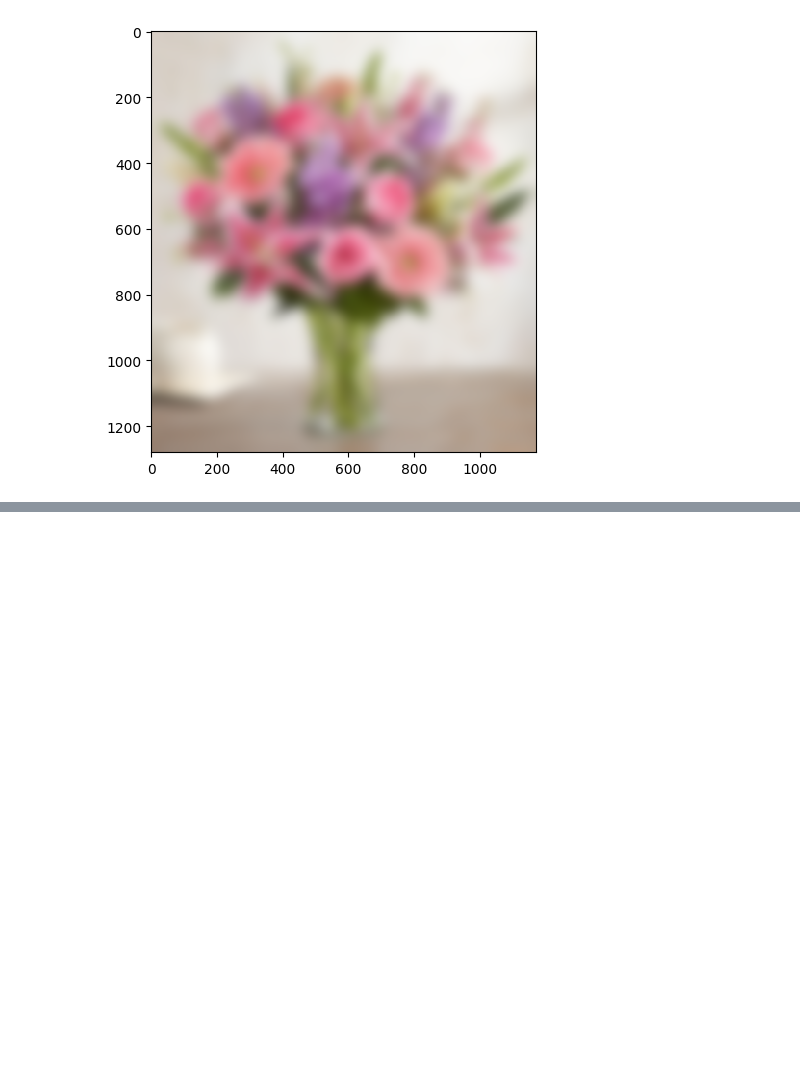
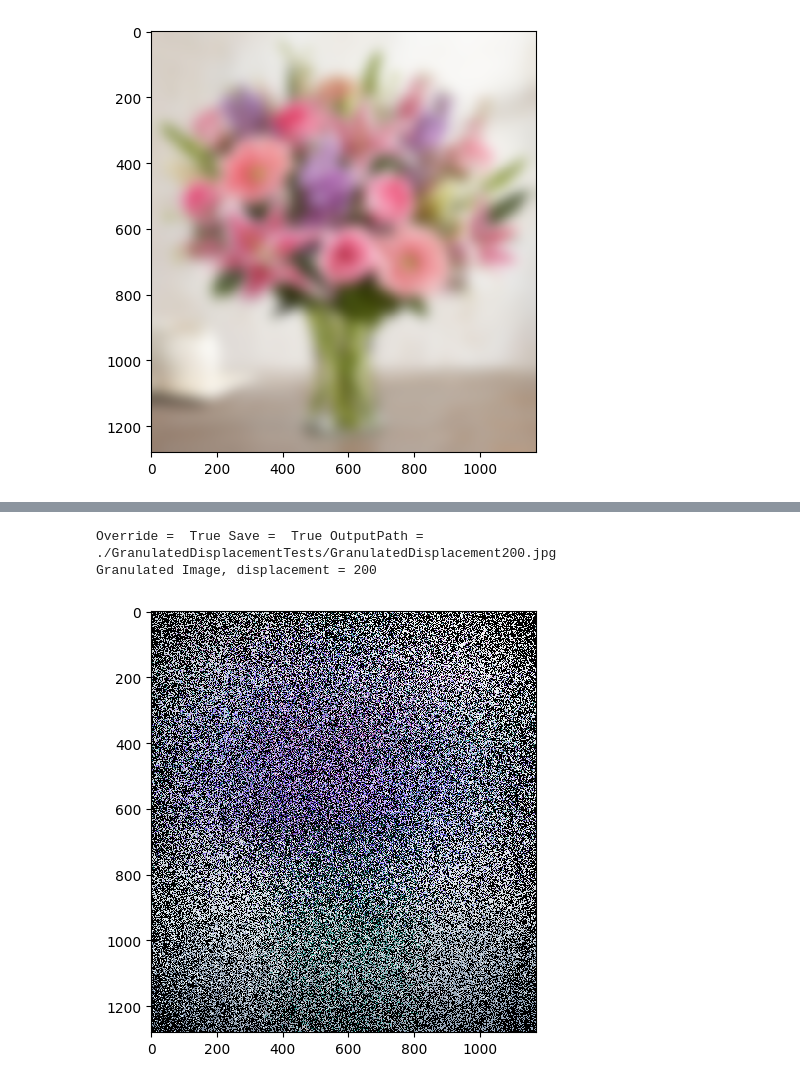
Before and after one commit to AnnieBonav/ImageProcessing, a Jupyter notebook: MyFilters.ipynb, the cells around one changed output, grey strips where cells are left out. Saved outputs shown, nothing was run; the diff lists cells and outputs as text; code cells hidden in the pictures; blank space fills up the shorter version.

```diff
--- a/MyFilters.ipynb
+++ b/MyFilters.ipynb
@@ -90,0 +115,7 @@ impressionistFilter(flowers1, "test1.jpg", displacement = 5)
+# %%
+displacement = 200
+granulatedDisplacementFilter(flowers1, f"GranulatedDisplacement{displacement}.jpg", displacement = displacement, saveImage = True)
+# %% [output]
+Override =  True Save =  True OutputPath =  ./GranulatedDisplacementTests/GranulatedDisplacement200.jpg
+Granulated Image, displacement = 200
+[figure, added]
```
Also changed, not shown: parts of 9 cells of this notebook, 6 other files.
